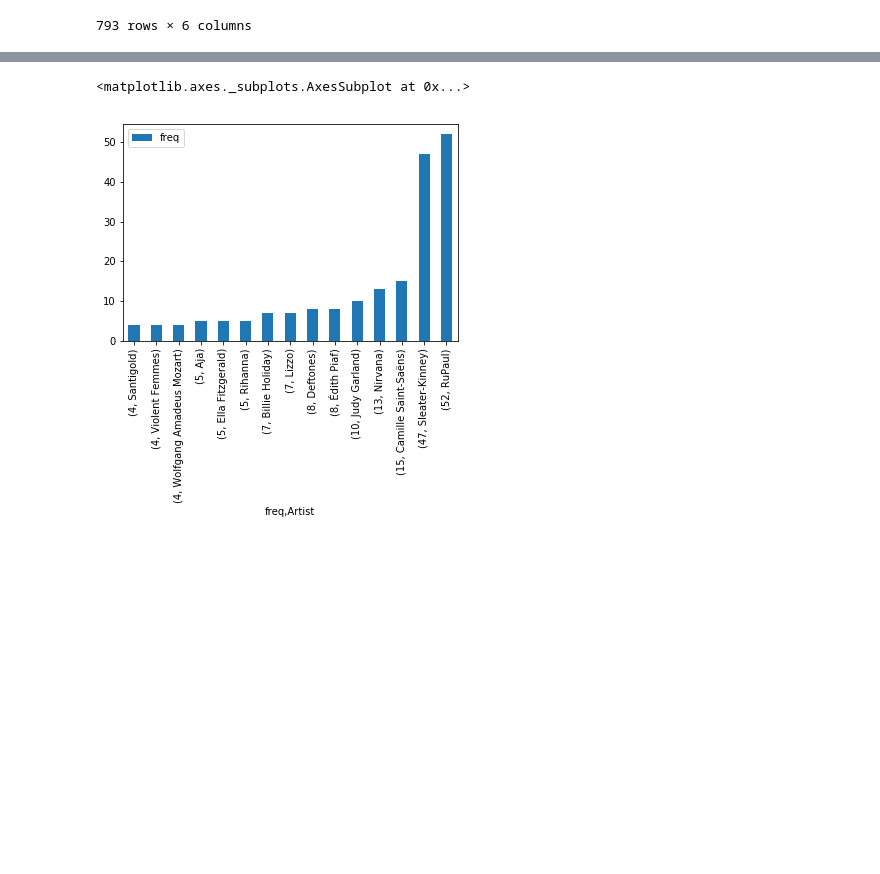
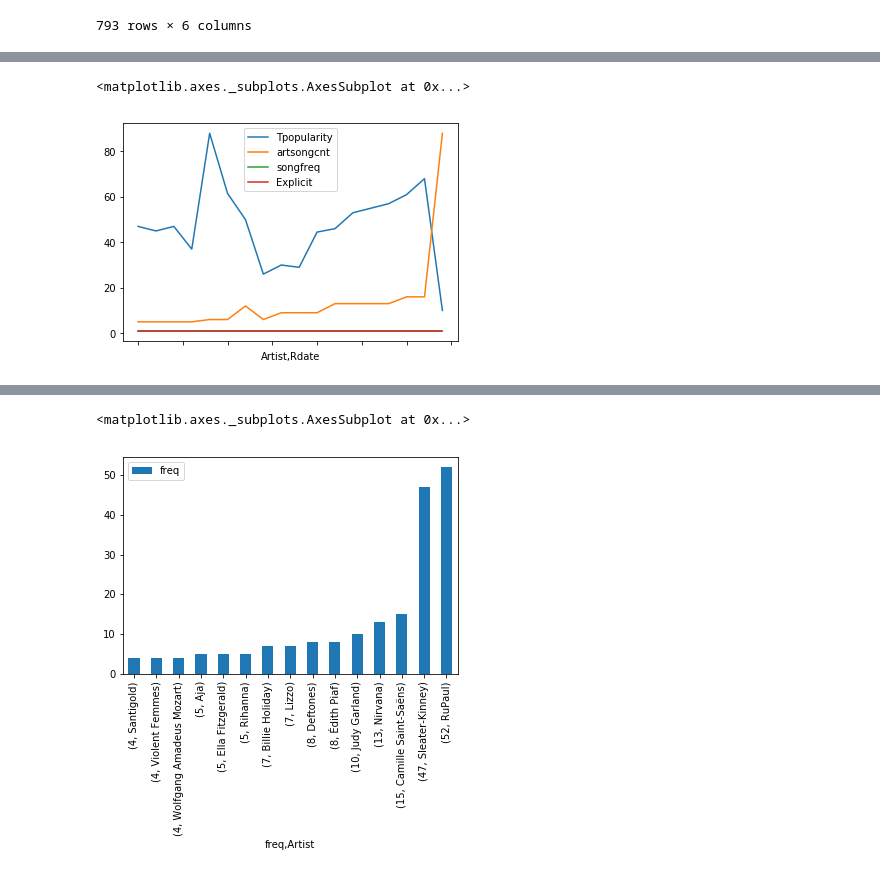
Before and after one commit to mxayon/statipy, a Jupyter notebook: explore.ipynb, the cells around one changed output, grey strips where cells are left out. Drawn from its saved outputs; the diff is of its cells as text; code cells hidden in the pictures; blank space fills up the shorter version.

Commit message:
plot experiments

```diff
--- a/explore.ipynb
+++ b/explore.ipynb
@@ -137,0 +155,3 @@ artfreq = singles.groupby(['freq', 'Artist'])[['freq']].count()
+# %%
+statipy1_df = statipy_df[statipy_df['songfreq']<=1]
+dir(statipy1_df)
@@ -137,0 +199,3 @@ artfreq = singles.groupby(['freq', 'Artist'])[['freq']].count()
+# %%
+artistdf1 = statipy1_df.groupby(['Artist', 'Rdate'])[['Tpopularity', 'artsongcnt', 'songfreq', 'Explicit']].mean()
+artistdf1
@@ -137,0 +222,3 @@ artfreq = singles.groupby(['freq', 'Artist'])[['freq']].count()
+# %%
+topartcnt_singles = artistdf1[artistdf1['artsongcnt']>=5]
+topartcnt_singles
@@ -137,0 +245,2 @@ artfreq = singles.groupby(['freq', 'Artist'])[['freq']].count()
+# %%
+pg13_artists = topartcnt_singles[topartcnt_singles['Explicit']==1.0]
@@ -137,0 +268,5 @@ artfreq = singles.groupby(['freq', 'Artist'])[['freq']].count()
+# %%
+pg13_artists.plot.line()
+# %% [output]
+<matplotlib.axes._subplots.AxesSubplot at 0x...>
+[figure, added]
```
Also changed, not shown: parts of 34 cells of this notebook.
